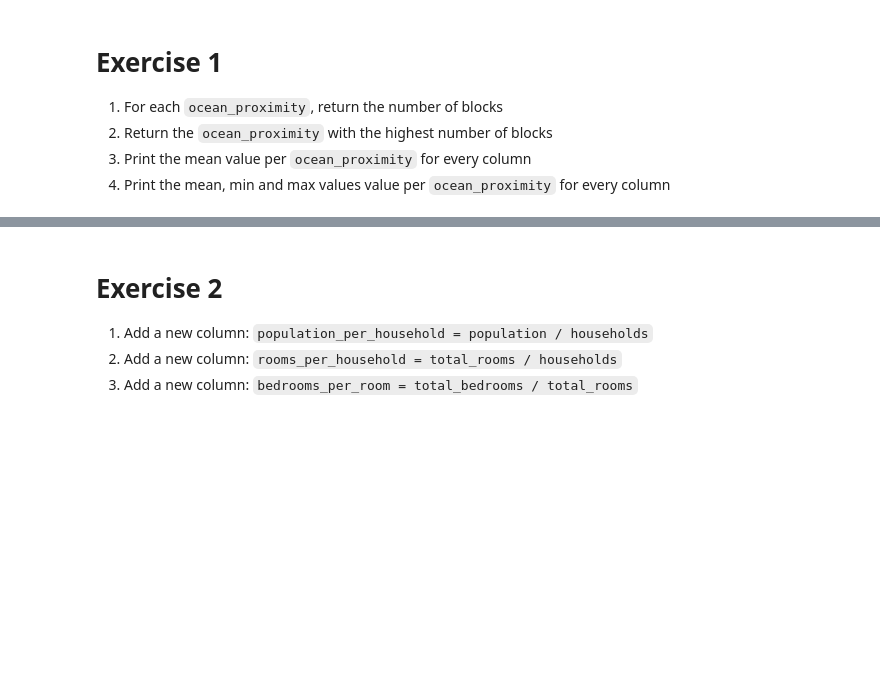
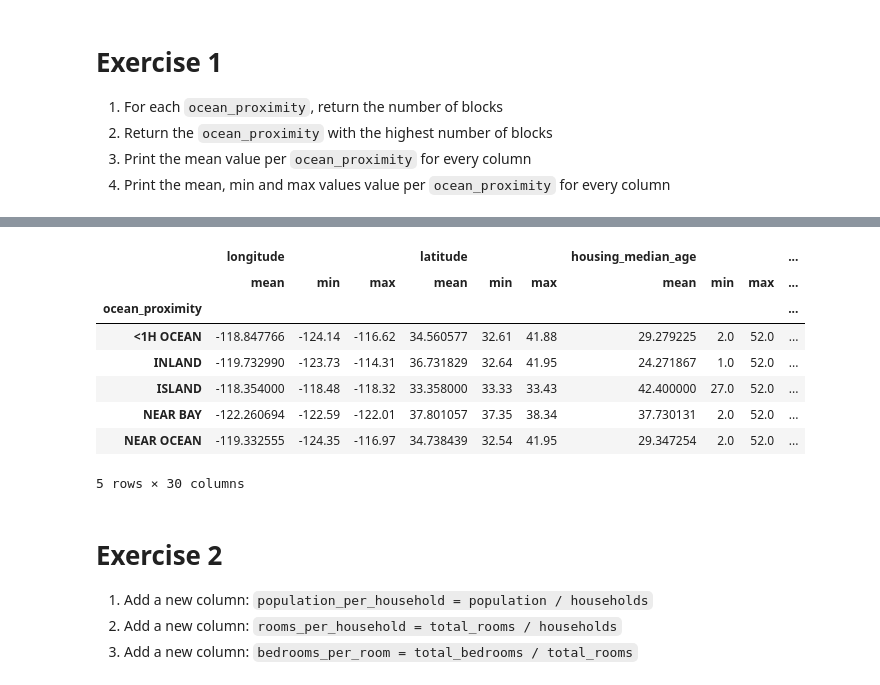
Before and after one commit to frafo227295/MACHINELEARNINGLAB, a Jupyter notebook: slides/lab-02-housing.ipynb, the cells around one changed output, grey strips where cells are left out. Saved outputs shown, nothing was run; the diff lists cells and outputs as text; code cells hidden in the pictures; blank space fills up the shorter version.

```diff
--- a/slides/lab-02-housing.ipynb
+++ b/slides/lab-02-housing.ipynb
@@ -330,3 +350,15 @@ fig
+# %%
+df.groupby(['ocean_proximity']).agg(['mean', 'min', 'max'])
+# %% [output]
+|  | longitude |  |  | latitude |  |  | housing_median_age |  |  | ... |
+|  | mean | min | max | mean | min | max | mean | min | max | ... |
+| ocean_proximity |  |  |  |  |  |  |  |  |  | ... |
+| <1H OCEAN | -118.847766 | -124.14 | -116.62 | 34.560577 | 32.61 | 41.88 | 29.279225 | 2.0 | 52.0 | ... |
+| INLAND | -119.732990 | -123.73 | -114.31 | 36.731829 | 32.64 | 41.95 | 24.271867 | 1.0 | 52.0 | ... |
+| ISLAND | -118.354000 | -118.48 | -118.32 | 33.358000 | 33.33 | 33.43 | 42.400000 | 27.0 | 52.0 | ... |
+| NEAR BAY | -122.260694 | -122.59 | -122.01 | 37.801057 | 37.35 | 38.34 | 37.730131 | 2.0 | 52.0 | ... |
+| NEAR OCEAN | -119.332555 | -124.35 | -116.97 | 34.738439 | 32.54 | 41.95 | 29.347254 | 2.0 | 52.0 | ... |
+5 rows × 30 columns
 # %% [markdown]
 # Exercise 2
 
```
Also changed, not shown: parts of 6 cells of this notebook.
